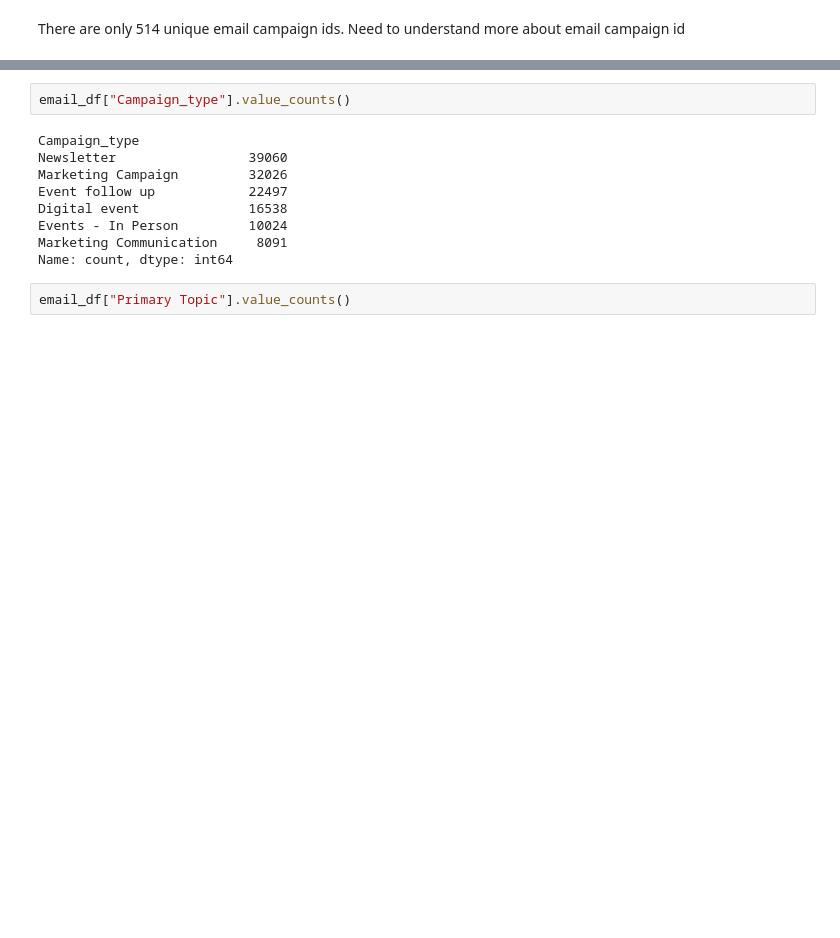
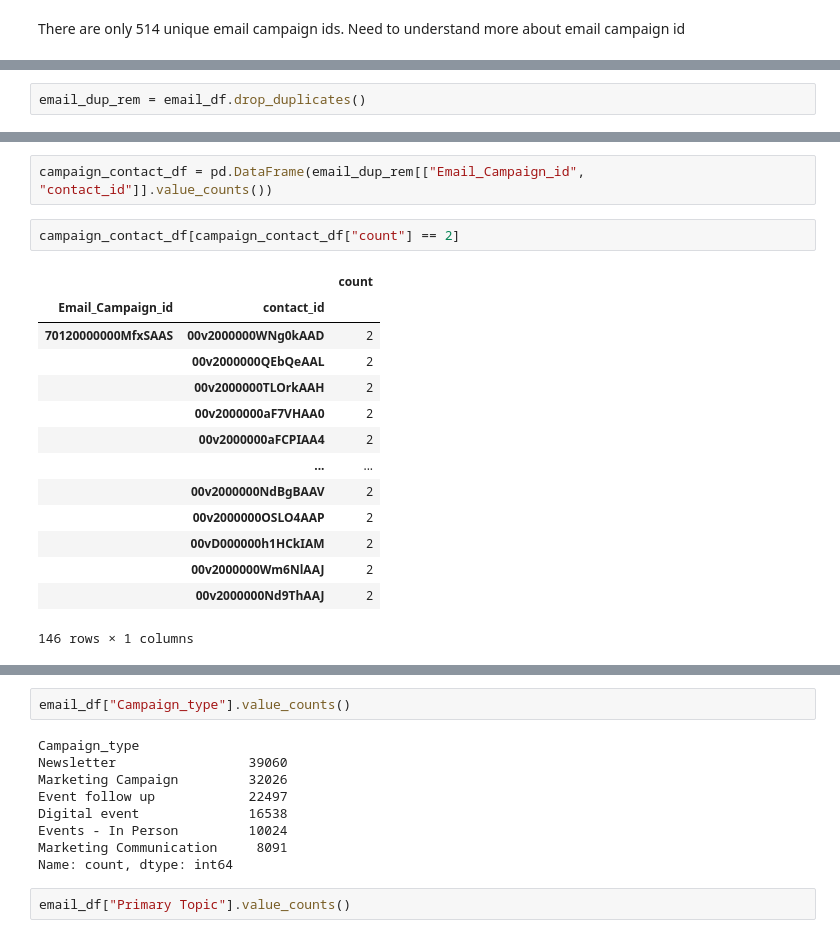
Before and after one commit to dsu1na/mi_jpmc_assignment, a Jupyter notebook: exploratory_analysis/email_campaign.ipynb, the cells around one changed output, grey strips where cells are left out. Saved outputs shown, nothing was run; the diff lists cells and outputs as text; blank space fills up the shorter version.

```diff
--- a/exploratory_analysis/email_campaign.ipynb
+++ b/exploratory_analysis/email_campaign.ipynb
@@ -86,0 +192,2 @@ There are only 514 unique email campaign ids. Need to understand more about emai
+# %%
+email_dup_rem = email_df.drop_duplicates()
@@ -86,0 +210,19 @@ There are only 514 unique email campaign ids. Need to understand more about emai
+# %%
+campaign_contact_df = pd.DataFrame(email_dup_rem[["Email_Campaign_id", "contact_id"]].value_counts())
+# %%
+campaign_contact_df[campaign_contact_df["count"] == 2]
+# %% [output]
+|  |  | count |
+| Email_Campaign_id | contact_id |  |
+| 70120000000MfxSAAS | 00v2000000WNg0kAAD | 2 |
+|  | 00v2000000QEbQeAAL | 2 |
+|  | 00v2000000TLOrkAAH | 2 |
+|  | 00v2000000aF7VHAA0 | 2 |
+|  | 00v2000000aFCPIAA4 | 2 |
+|  | ... | ... |
+|  | 00v2000000NdBgBAAV | 2 |
+|  | 00v2000000OSLO4AAP | 2 |
+|  | 00vD000000h1HCkIAM | 2 |
+|  | 00v2000000Wm6NlAAJ | 2 |
+|  | 00v2000000Nd9ThAAJ | 2 |
+146 rows × 1 columns
```
Also changed, not shown: parts of 12 cells of this notebook, 2 other files.
